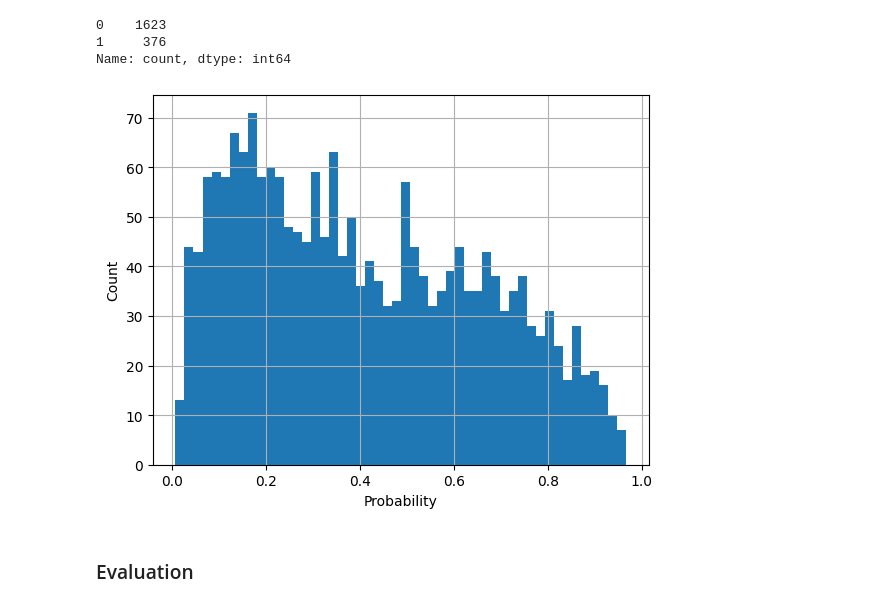
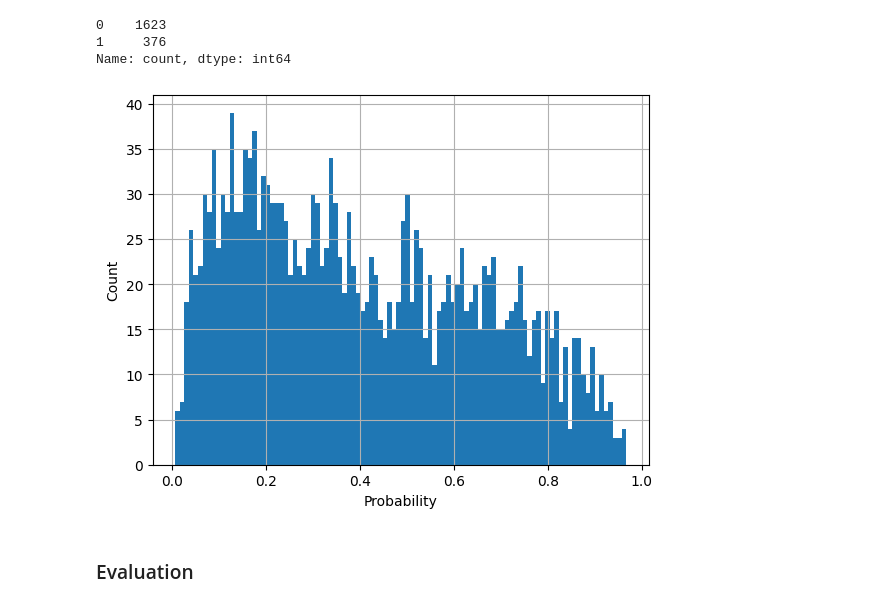
Before and after one commit to DeshanSamarathunga2001/PipeLine, a Jupyter notebook: 5_threshold_optimization.ipynb, the cells around one changed output. Saved outputs shown, nothing was run; the diff lists cells and outputs as text; code cells hidden in the pictures.

```diff
--- a/5_threshold_optimization.ipynb
+++ b/5_threshold_optimization.ipynb
@@ -68,13 +68,13 @@ Name: count, dtype: int64
 # %%
 Y_lr_test =  Y_proba_test[:, 1]
 
-plt.hist(Y_lr_test, bins=50)
+plt.hist(Y_lr_test, bins=100)
 plt.xlabel('Probability')
 plt.ylabel('Count')
 plt.grid(True)
 plt.show()
 # %% [output]
-[figure, old version]
+[figure, new version]
 # %% [markdown]
 ### Evaluation
 # %%
```
